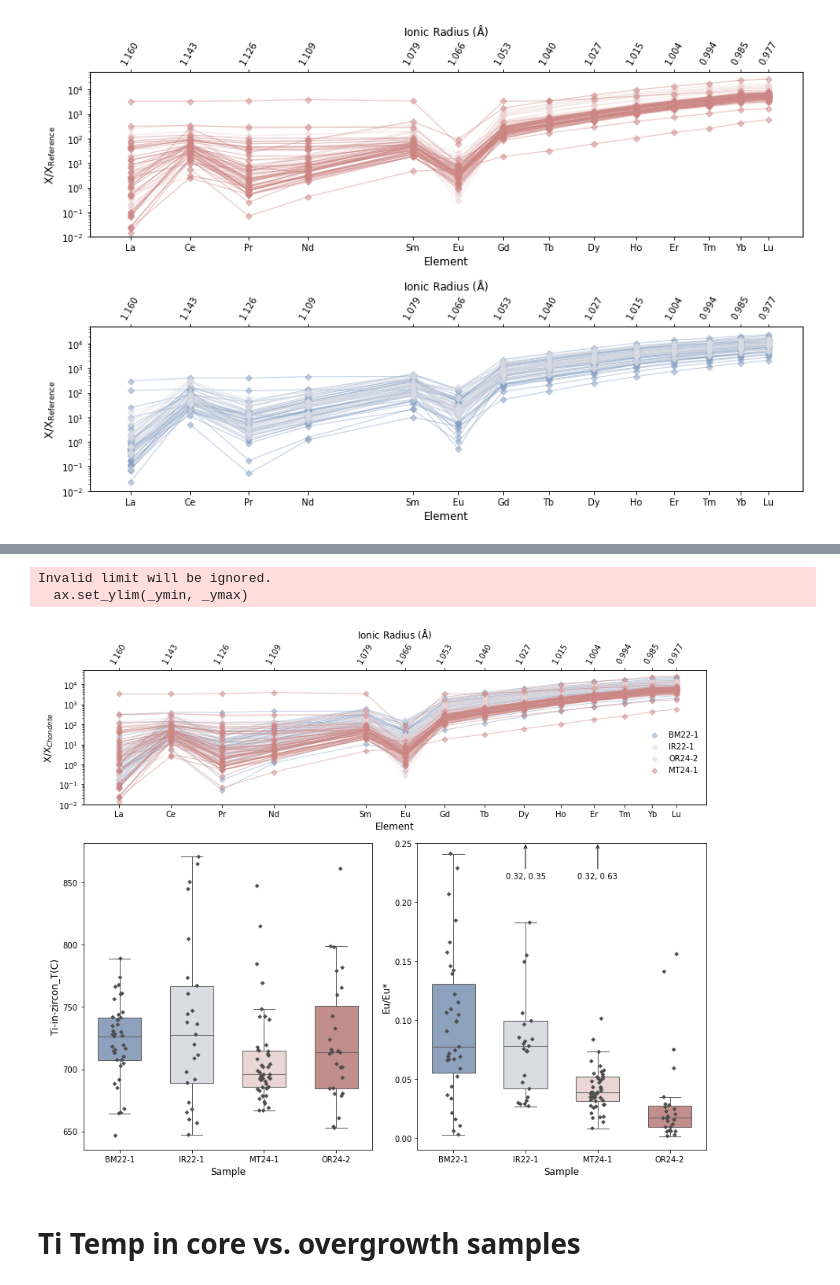
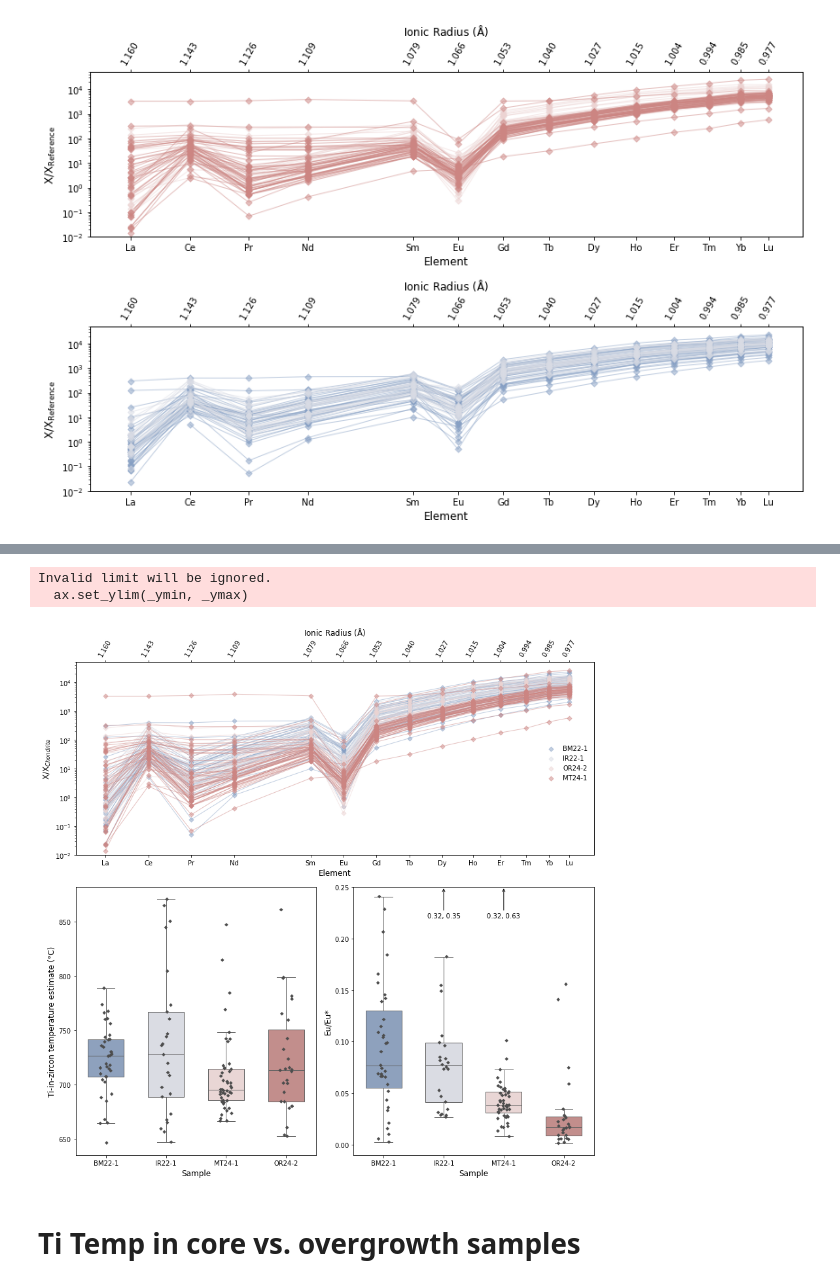
Before and after one commit to Swanson-Hysell-Group/Northbrae_Volcanics, a Jupyter notebook: code/trace_elements.ipynb, the cells around one changed output, grey strips where cells are left out. Saved outputs shown, nothing was run; the diff lists cells and outputs as text; code cells hidden in the pictures.

Commit message:
update formatting on REE plot to make taller per reviewer suggestion

```diff
--- a/code/trace_elements.ipynb
+++ b/code/trace_elements.ipynb
@@ -382,10 +382,10 @@ Invalid limit will be ignored.
 # %%
-fig = plt.figure(figsize=(12, 10))
+fig = plt.figure(figsize=(12, 12))
 
-gs = fig.add_gridspec(3,2)
-ax1 = fig.add_subplot(gs[0, :])
-ax2 = fig.add_subplot(gs[1:3, 0])
-ax3 = fig.add_subplot(gs[1:3, 1])
+gs = fig.add_gridspec(7,2)
+ax1 = fig.add_subplot(gs[0:3, :])
+ax2 = fig.add_subplot(gs[3:7, 0])
+ax3 = fig.add_subplot(gs[3:7, 1])
 
 te_data_norm_BM22.pyroplot.REE(ax=ax1,color=color_1,alpha=0.5,label='BM22-1')
 te_data_norm_IR22.pyroplot.REE(ax=ax1,color=color_2,alpha=0.5,label='IR22-1')
@@ -400,34 +400,36 @@ sns.boxplot(x='Sample',y='Ti-in-zircon_T(C)',data=te_data,
             width=.6, palette="vlag",showfliers = False,ax=ax2)
 sns.stripplot(x='Sample',y='Ti-in-zircon_T(C)',data=te_data,
               size=4, color=".3", linewidth=0,ax=ax2)
+ax2.set_ylabel("Ti-in-zircon temperature estimate (°C)")
 
 sns.boxplot(x='Sample', y='Eu/Eu*', data=te_data, width=.6, palette="vlag", showfliers=False,ax=ax3)
 sns.stripplot(x='Sample', y='Eu/Eu*', data=te_data, size=4, color=".3", linewidth=0,ax=ax3)
 ax3.set_ylim(-.01, 0.25)
 
 sample_index = 1
 ax3.annotate(
         '0.32, 0.35',
         xy=(sample_index, upper_limit),
         xytext=(sample_index, upper_limit-0.03),
         arrowprops=dict(facecolor='black', arrowstyle='->'),
         horizontalalignment='center')
 
 sample_index = 2
 ax3.annotate(
         '0.32, 0.63',
         xy=(sample_index, upper_limit),
         xytext=(sample_index, upper_limit-0.03),
         arrowprops=dict(facecolor='black', arrowstyle='->'),
         horizontalalignment='center')
 
 plt.tight_layout()
 plt.savefig('./output/Spider_plot_Titanium_temp_Europium_anomaly_plotsV2.png')
+plt.savefig('./output/Spider_plot_Titanium_temp_Europium_anomaly_plotsV2.pdf')
 plt.show()
 # %% [output]
 Invalid limit will be ignored.
   ax.set_ylim(_ymin, _ymax)
-[figure, old version]
+[figure, new version]
 # %% [markdown]
 # Ti Temp in core vs. overgrowth samples
 # %%
```
Also changed, not shown: parts of 10 cells of this notebook, 2 other files.
